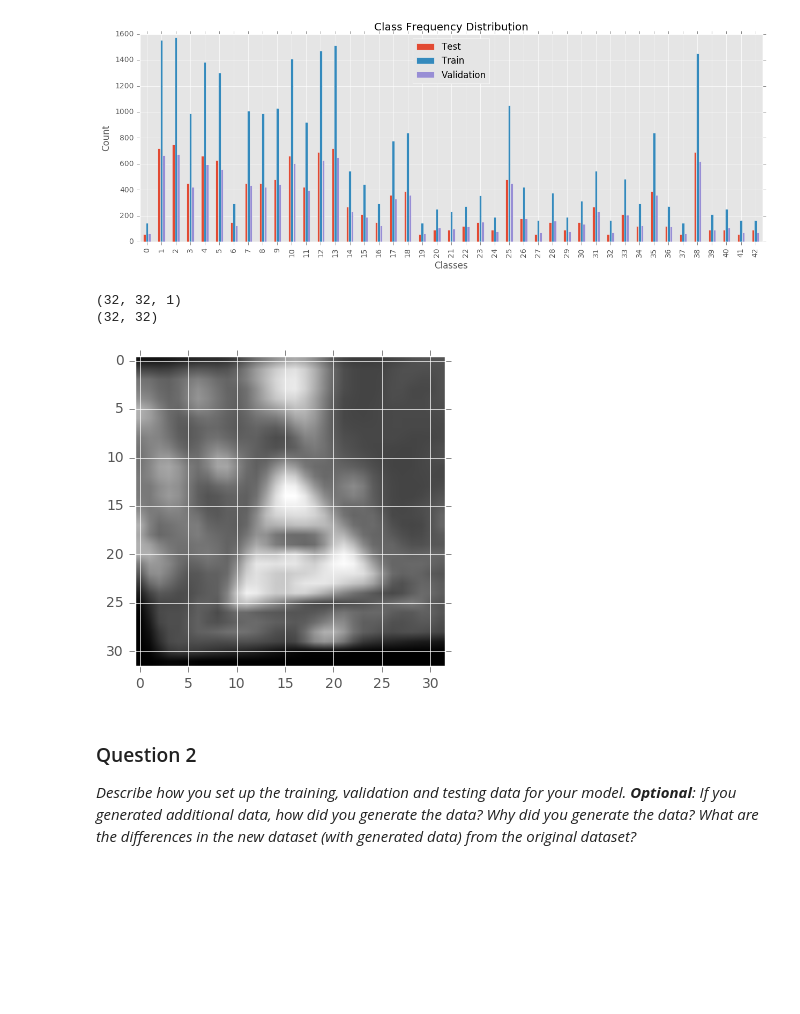
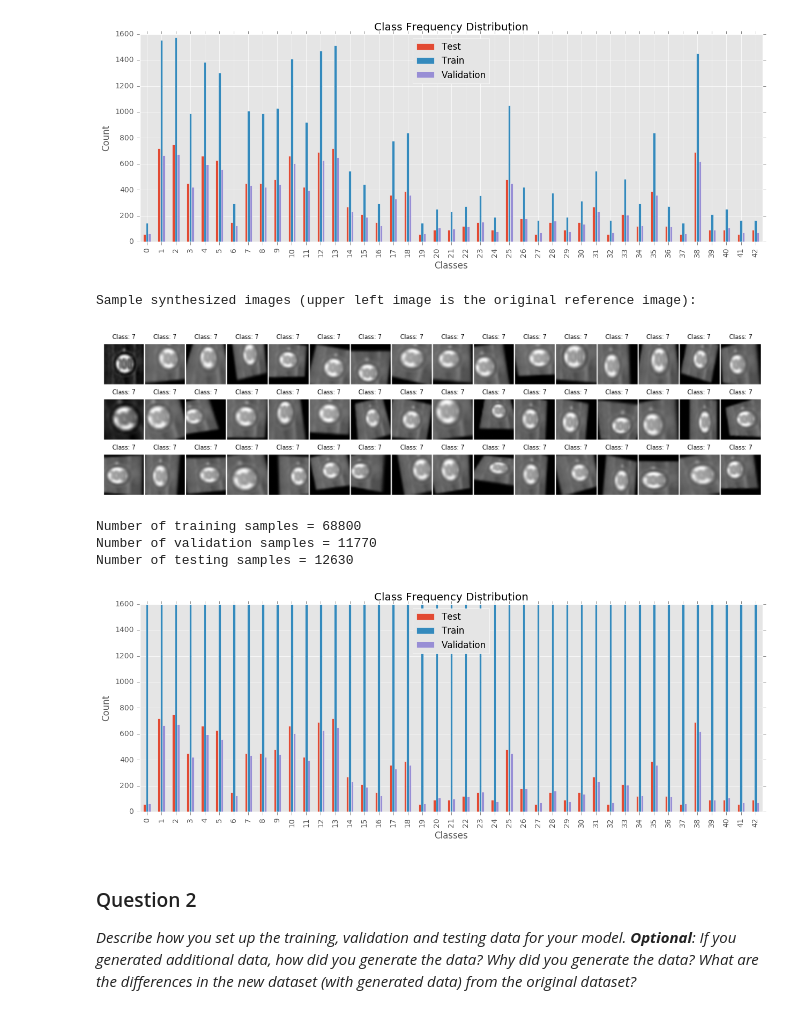
Before and after one commit to elbernante/traffic-sign-classifier, a Jupyter notebook: Traffic_Sign_Classifier.ipynb, the cells around one changed output. Cells and saved outputs as stored; diff of their text form; code cells hidden in the pictures; blank space fills up the shorter version.

```diff
--- a/Traffic_Sign_Classifier.ipynb
+++ b/Traffic_Sign_Classifier.ipynb
@@ -284,7 +264,7 @@ def random_transform(img, rotate=15.0, translate=5, perpective=6):
     img = cv2.warpAffine(img, M, (cols, rows))
 
 
-    # perpective
+    # perspective
     zero = border
     x00, y00 = zero            , zero
     x10, y10 = zero + orig_cols, zero
@@ -310,20 +290,50 @@ def random_transform(img, rotate=15.0, translate=5, perpective=6):
 
     return img[border:border + orig_rows, border:border + orig_cols]
 
-def trans_galore():
-    img = X_train[3001]
-    print(img.shape)
-    img = random_transform(img)
-    # TODO: reshape to 3 dimensions
-    print(img.shape)
+def synthesize_data(X, target=1600):
+    count, rows, cols = X.shape[:3]
+    trans = lambda i: random_transform(X[i % count]).reshape((rows, cols, 1))
+    synth = np.asarray([trans(i) for i in range(target - count)])
+    return np.concatenate((X, synth), axis=0)
 
-    plt.imshow(img, cmap='gray')
-    plt.show()
-trans_galore()
+def generate_synthetic_data(X, y, target=1600):
+    classes = np.unique(y)
+    X_temp, y_temp = [], []
+
+    for cls in classes:
+        idx = np.nonzero(y == cls)[0]
+        imgs = X[idx]
+        synths = synthesize_data(imgs, target=target)
+        X_temp.extend(synths)
+        y_temp.extend([cls] * synths.shape[0])
+
+    return np.asarray(X_temp), np.asarray(y_temp)
-# %% [output]
-(32, 32, 1)
-(32, 32)
-[figure, removed]
+# %%
+def show_sample_synthesized_images(img, label):
+    imgs = np.array([img])
+    synths = synthesize_data(imgs, target=48)
+    sample_idx = range(synths.shape[0])
+
+    print("Sample synthesized images (upper left image is the original reference image):")
+    show_images_in_grid(*sample_idx, X_data=synths, y_data=[label] * synths.shape[0])
+
+show_sample_synthesized_images(X_val[10], y_val[10])
+# %% [output]
+Sample synthesized images (upper left image is the original reference image):
+[figure, added]
+# %%
+# Generate synthetic data
+X_train, y_train = generate_synthetic_data(X_train, y_train, target=1600)
+
+print("Number of training samples =", y_train.shape[0])
+print("Number of validation samples =", y_val.shape[0])
+print("Number of testing samples =", y_test.shape[0])
+show_distributions((y_train, y_val, y_test), ('Train', 'Validation', 'Test'))
+# %% [output]
+Number of training samples = 68800
+Number of validation samples = 11770
+Number of testing samples = 12630
+[figure, added]
 # %% [markdown]
 ### Question 2
 
```
Also changed, not shown: parts of 5 cells of this notebook.
